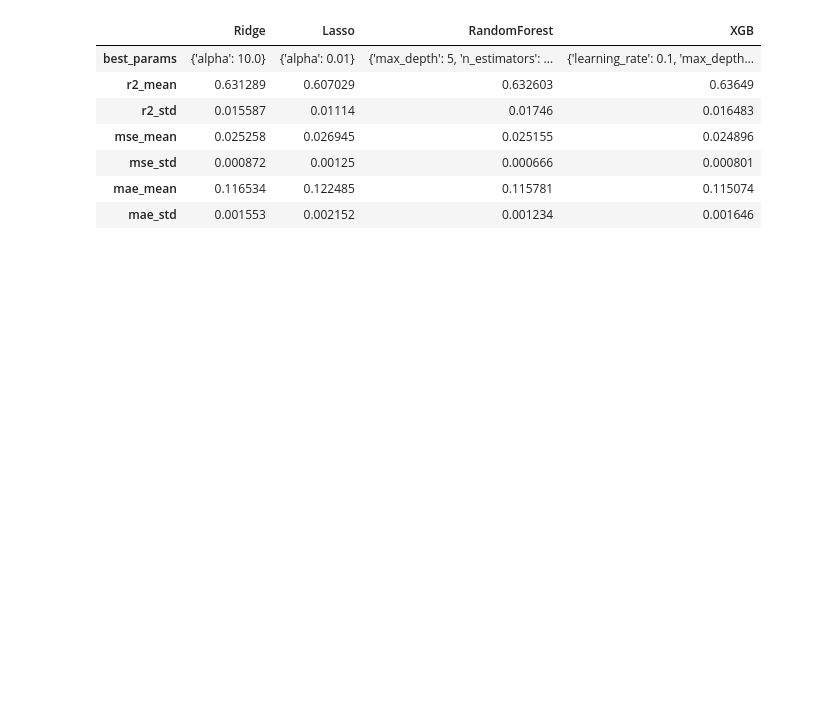
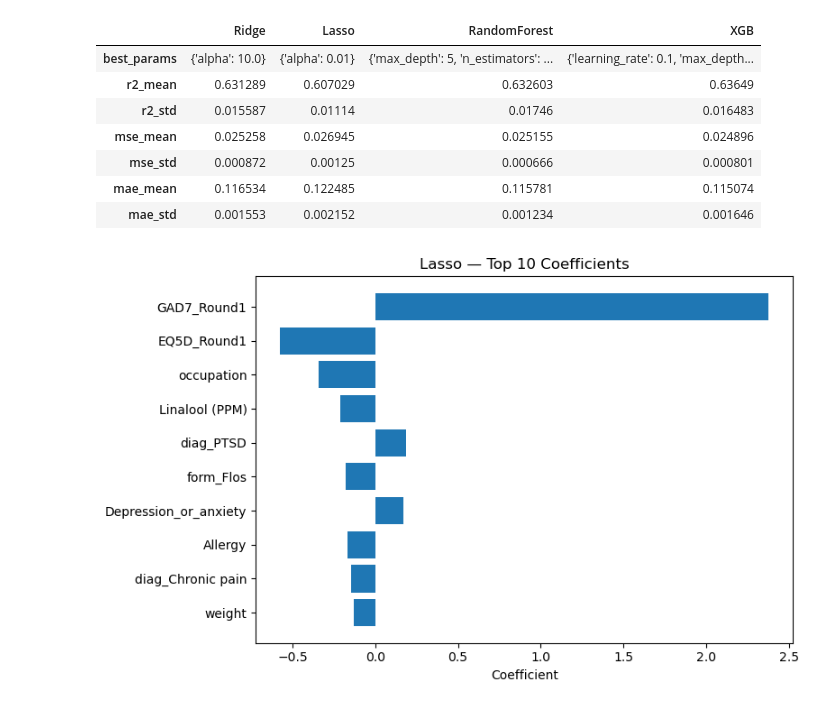
Before and after one commit to aabbylam/hda-project, a Jupyter notebook: final_pipeline/eq5d.ipynb, the cells around one changed output. Saved outputs shown, nothing was run; the diff lists cells and outputs as text; code cells hidden in the pictures; blank space fills up the shorter version.

```diff
--- a/final_pipeline/eq5d.ipynb
+++ b/final_pipeline/eq5d.ipynb
@@ -185,3 +185,89 @@ df
 | mse_std | 0.000872 | 0.00125 | 0.000666 | 0.000801 |
 | mae_mean | 0.116534 | 0.122485 | 0.115781 | 0.115074 |
 | mae_std | 0.001553 | 0.002152 | 0.001234 | 0.001646 |
+# %%
+
+# Load saved models and plot top predictors
+import os
+import joblib
+import pandas as pd
+import matplotlib.pyplot as plt
+
+# 1) Reconstruct feature names exactly as in training
+# Load raw data
+import pandas as pd
+
+drop_cols = [
+    'SID', 'GAD7_Round2','GAD7_Round3','GAD7_Round4','GAD7_Round5',
+    'GAD7_Round6','GAD7_Round7','GAD7_Round8','GAD7_Round9','GAD7_Round10',
+    'GAD7_Round11','GAD7_Round12','GAD7_Round13',
+    'EQ5D_Round2','EQ5D_Round3','EQ5D_Round4','EQ5D_Round5','EQ5D_Round6',
+    'insomniaEfficacyMeasure_Round2',
+    'insomniaEfficacyMeasure_Round3','insomniaEfficacyMeasure_Round4',
+    'insomniaEfficacyMeasure_Round5','insomniaEfficacyMeasure_Round6',
+    'insomniaEfficacyMeasure_Round7','insomniaEfficacyMeasure_Round8',
+    'insomniaEfficacyMeasure_Round9','insomniaEfficacyMeasure_Round10',
+    'insomniaEfficacyMeasure_Round11','insomniaEfficacyMeasure_Round12',
+    'insomniaEfficacyMeasure_Round13'
+]
+X = full.drop(columns=drop_cols)
+feature_names = X.columns.tolist()
+
+# 1b) Reconstruct target aligned with X
+# Use the same y used in training
+y = full['GAD7_Round2']
+
+# 2) Load saved models and plot their top predictors
+from sklearn.inspection import permutation_importance
+
+dir_path = '/rds/general/user/hsl121/home/hda_project/final_pipeline/results/models'
+for fname in sorted(os.listdir(dir_path)):
+    if not fname.endswith('.pkl'):
+        continue
+    model_label = fname.replace('.pkl','')
+    pipeline = joblib.load(os.path.join(dir_path, fname))
+    model = pipeline.named_steps['model']
+
+    # Build DataFrame of importances or coefficients
+    if hasattr(model, 'feature_importances_'):
+        vals = model.feature_importances_
+        df = pd.DataFrame({'feature': feature_names, 'importance': vals})
+        df = df.sort_values('importance', ascending=False).head(10)
+        title = f"{model_label} — Top 10 Feature Importances"
+        x = df['importance']
+        xlabel = 'Importance'
+    elif hasattr(model, 'coef_'):
+        coefs = model.coef_.flatten()
+        df = pd.DataFrame({'feature': feature_names, 'coef': coefs})
+        df['importance'] = df['coef'].abs()
+        df = df.sort_values('importance', ascending=False).head(10)
+        title = f"{model_label} — Top 10 Coefficients"
+        x = df['coef']
+        xlabel = 'Coefficient'
+    else:
+        # Permutation importance
+        X_sample = X.sample(n=min(200, len(X)), random_state=42)
+        y_sample = y.loc[X_sample.index]
+        r = permutation_importance(
+            pipeline, X_sample, y_sample,
+            n_repeats=10, random_state=42, n_jobs=-1
+        )
+        df = pd.DataFrame({'feature': feature_names, 'importance': r.importances_mean})
+        df = df.sort_values('importance', ascending=False).head(10)
+        title = f"{model_label} — Top 10 Permutation Importances"
+        x = df['importance']
+        xlabel = 'Permutation Importance'
+
+    # Rename any misnamed features
+    df['feature'] = df['feature'].str.replace('GAD7_Round1_y', 'GAD7_Round1')
+    df['feature'] = df['feature'].str.replace('GAD7_Round1_x', 'GAD7_Round1')
+
+    # Plot horizontal bar chart
+    fig, ax = plt.subplots(figsize=(8,5))
+    ax.barh(df['feature'][::-1], x[::-1])
+    ax.set_xlabel(xlabel)
+    ax.set_title(title)
+    plt.tight_layout()
+    plt.show()
+# %% [output]
+[figure, added]
```
Also changed, not shown: parts of 2 cells of this notebook, 5 other files.
